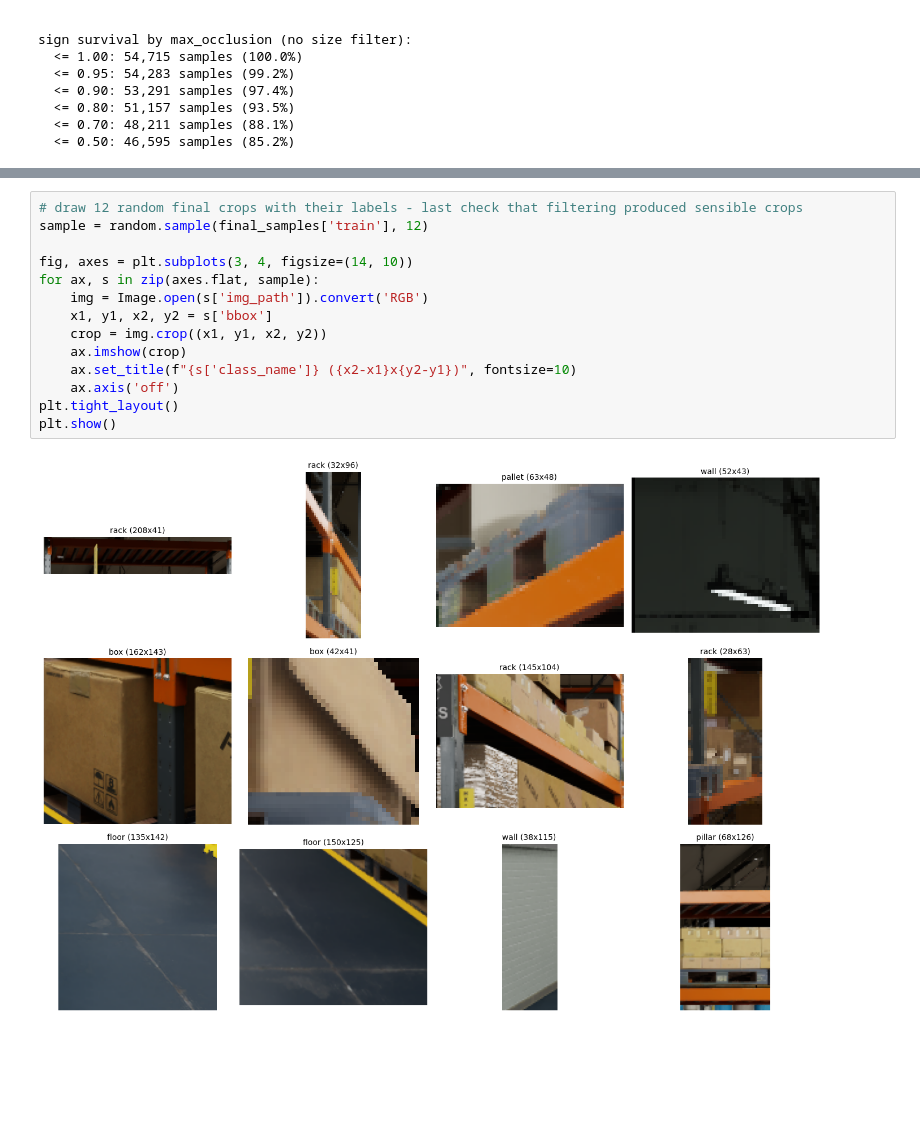
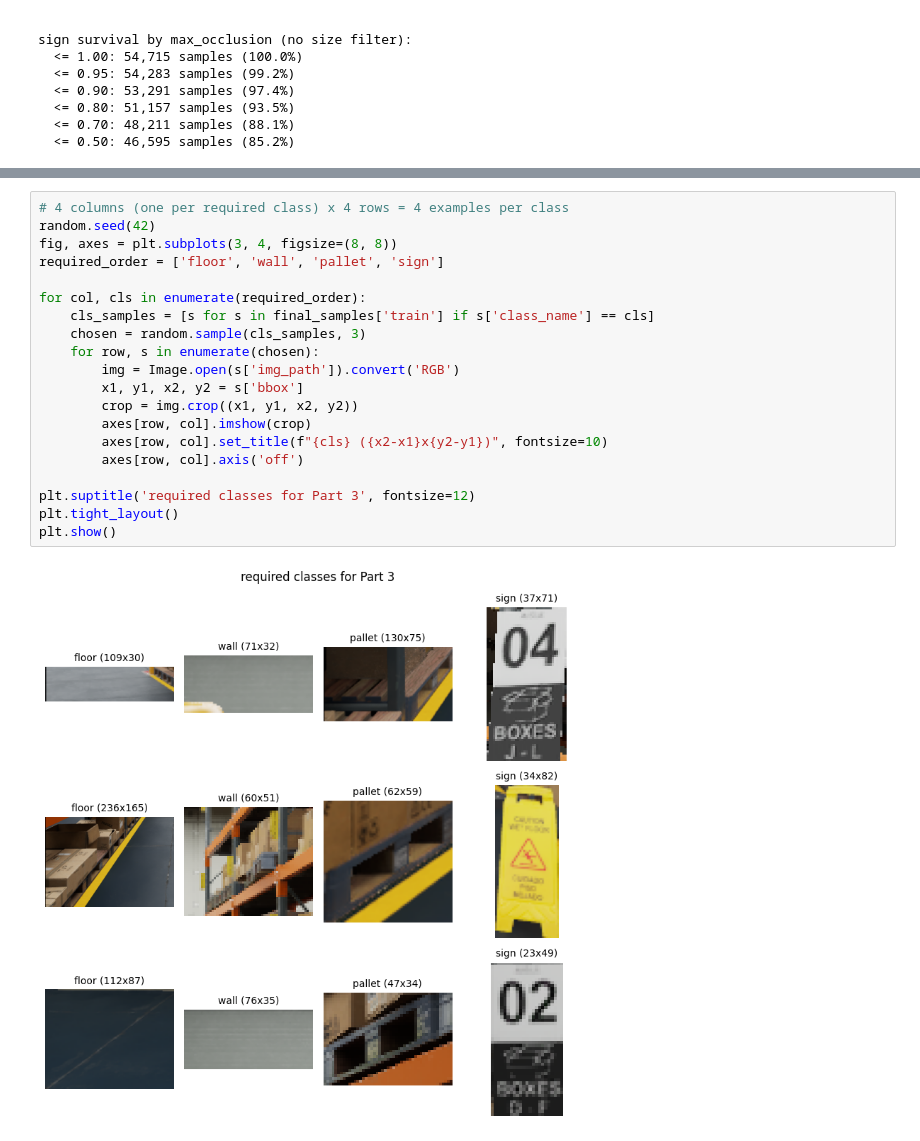
Before and after one commit to iav2002/Assignment_Advanced_Topics_In_DeepLearning, a Jupyter notebook: part2_EDA.ipynb, the cells around one changed output, grey strips where cells are left out. Saved outputs shown, nothing was run; the diff lists cells and outputs as text; blank space fills up the shorter version.

Commit message:
Final Visualizations, succesfully saved annotations of cropped boxes

```diff
--- a/part2_EDA.ipynb
+++ b/part2_EDA.ipynb
@@ -969,16 +1005,22 @@ saved class_vocab.json
 # %%
-# draw 12 random final crops with their labels - last check that filtering produced sensible crops
-sample = random.sample(final_samples['train'], 12)
+# 4 columns (one per required class) x 4 rows = 4 examples per class
+random.seed(42)
+fig, axes = plt.subplots(3, 4, figsize=(8, 8))
+required_order = ['floor', 'wall', 'pallet', 'sign']
 
-fig, axes = plt.subplots(3, 4, figsize=(14, 10))
-for ax, s in zip(axes.flat, sample):
-    img = Image.open(s['img_path']).convert('RGB')
-    x1, y1, x2, y2 = s['bbox']
-    crop = img.crop((x1, y1, x2, y2))
-    ax.imshow(crop)
-    ax.set_title(f"{s['class_name']} ({x2-x1}x{y2-y1})", fontsize=10)
-    ax.axis('off')
+for col, cls in enumerate(required_order):
+    cls_samples = [s for s in final_samples['train'] if s['class_name'] == cls]
+    chosen = random.sample(cls_samples, 3)
+    for row, s in enumerate(chosen):
+        img = Image.open(s['img_path']).convert('RGB')
+        x1, y1, x2, y2 = s['bbox']
+        crop = img.crop((x1, y1, x2, y2))
+        axes[row, col].imshow(crop)
+        axes[row, col].set_title(f"{cls} ({x2-x1}x{y2-y1})", fontsize=10)
+        axes[row, col].axis('off')
+
+plt.suptitle('required classes for Part 3', fontsize=12)
 plt.tight_layout()
 plt.show()
 # %% [output]
-[figure, old version]
+[figure, new version]
```
Also changed, not shown: parts of 11 cells of this notebook.
